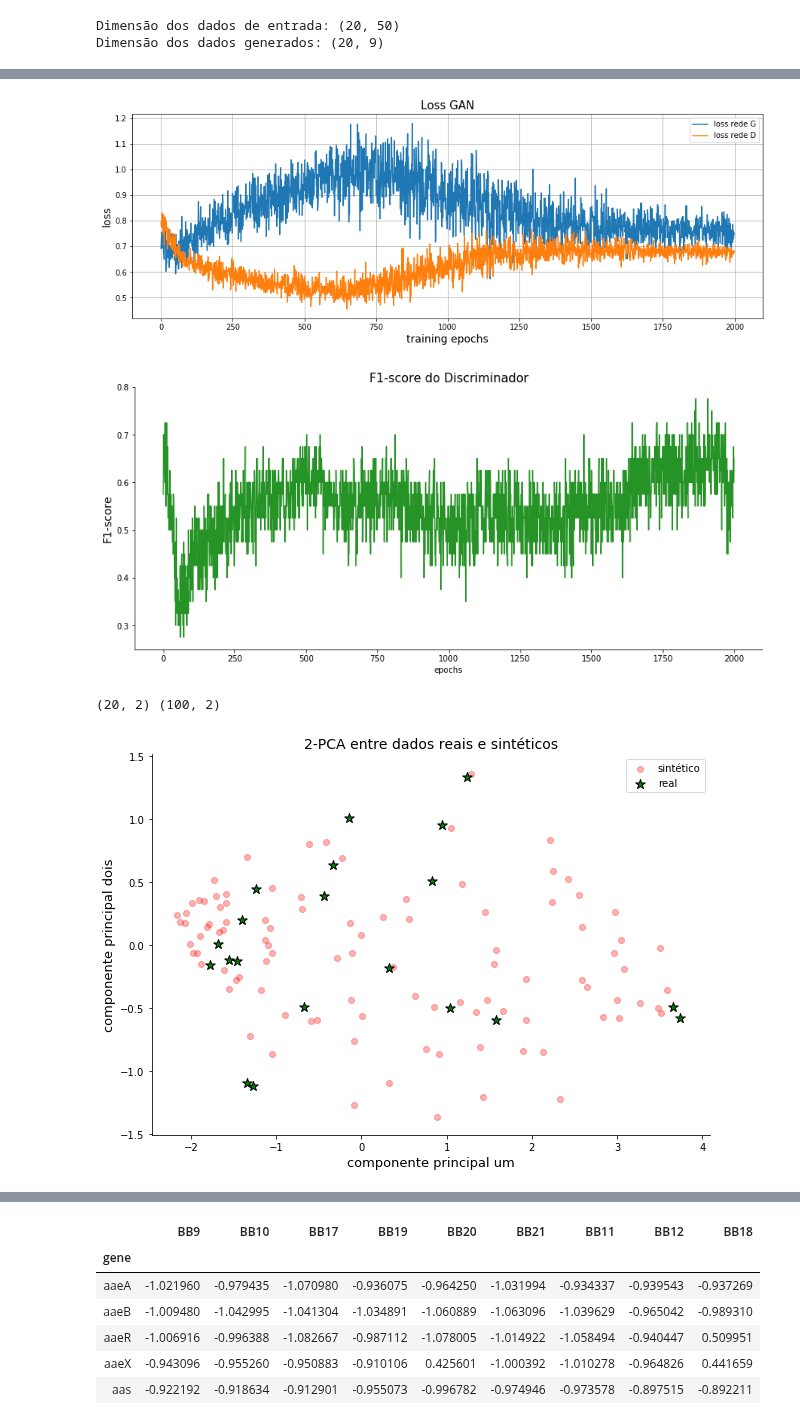
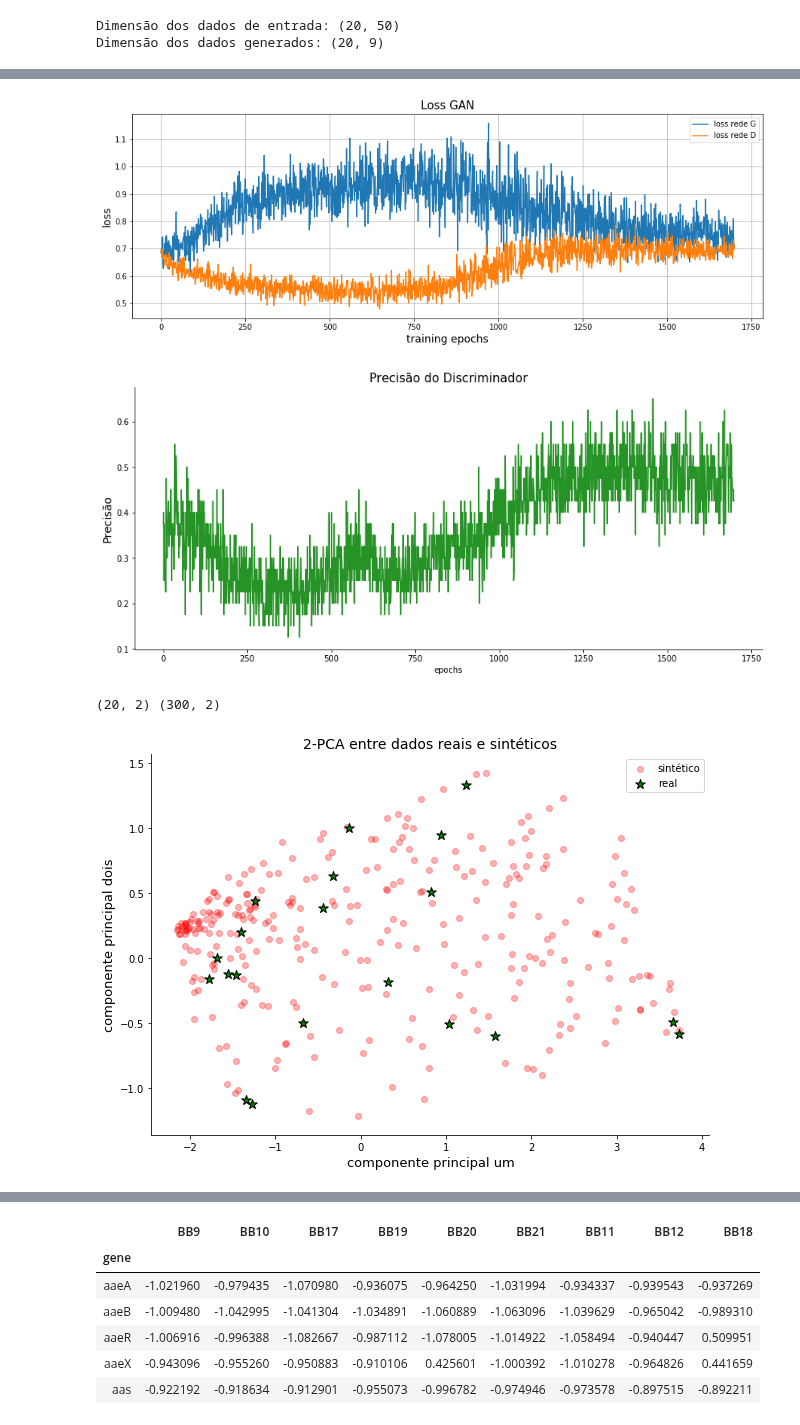
Before and after one commit to ejrueda/MasterUFPA, a Jupyter notebook: Proyectos/BioInformática/data train augmentation with GAN.ipynb, the cells around one changed output, grey strips where cells are left out. Saved outputs shown, nothing was run; the diff lists cells and outputs as text; code cells hidden in the pictures.

```diff
--- a/Proyectos/BioInformática/data train augmentation with GAN.ipynb
+++ b/Proyectos/BioInformática/data train augmentation with GAN.ipynb
@@ -245,7 +254,7 @@ def get_batches(X_train, batch_size):
 def train(X_train, epochs, batch_size, G, D, gan, noise_input):
     g_loss = []
     d_loss = []
-    fscore = []
+    precision = []
     for epoch in range(epochs):
         batches = get_batches(X_train, batch_size)
         count_b = 0
@@ -270,13 +279,12 @@ def train(X_train, epochs, batch_size, G, D, gan, noise_input):
             g_bacth_loss.append(gan.train_on_batch(noise, y_mislabled))
 
         #precision
-        X_real = X_train.loc[np.random.choice(X_train.index.values, size=20, replace=False)]
-        X_fake = G.predict(np.random.normal(0, 1, (20, noise_input)))
-        X_test = np.concatenate((X_real, X_fake))
-        y_test = np.concatenate((np.ones((20,1)), np.ones((20,1))))
-        y_predict = D.predict_classes(X_test)
+        X_sint = G.predict(np.random.normal(0, 1, (X_train.shape[0], noise_input)))
+        X_comb = np.concatenate((X_train, X_sint))
+        y_comb = np.concatenate((np.ones((X_train.shape[0],1)), np.zeros((X_sint.shape[0],1))))
+        y_predict = D.predict_classes(X_comb)
         #f1_lag = f1_score(y_test, y_predict)
-        fscore.append(np.mean((y_predict - y_test)**2))
+        precision.append(np.mean((y_comb - y_predict)**2))
         #fscore.append(f1_lag)
         t_f = time()
         t = t_f - t_i
@@ -289,18 +297,18 @@ def train(X_train, epochs, batch_size, G, D, gan, noise_input):
                    % (epoch+1, epochs, d_loss[-1], g_loss[-1], t))
         #if np.mean((D.predict(X_train) - np.ones((20,1)))**2) <= 0.15:
         #    break
-    return g_loss, d_loss, fscore
+    return g_loss, d_loss, precision
 # %%
 noise_input = 50
 #Gerador
-#optimizerG = SGD(lr=0.00011, momentum=0.92, decay=0.0001/2000)
-optimizerG = SGD(lr=0.00011, momentum=0.92)
+optimizerG = SGD(lr=0.00011, momentum=0.92, decay=0.0001/1700)
+#optimizerG = SGD(lr=0.00011, momentum=0.92)
 obj_G = Generator(noise_input, (X_train.shape[1],), optimizerG)
 print("Dimension del ruido de entrada: ",noise_input)
 G = obj_G.compileG()
 # Discriminador
-#optimizerD = SGD(lr=0.001, momentum=0.9, decay=0.001/2000)
-optimizerD = SGD(lr=0.001, momentum=0.9)
+optimizerD = SGD(lr=0.001, momentum=0.9, decay=0.001/1700)
+#optimizerD = SGD(lr=0.001, momentum=0.9)
 objD = Discriminator((X_train.shape[1],), optimizerD)
 D = objD.compileD()
 
@@ -322,7 +330,7 @@ Trainable params: 11,559
 Non-trainable params: 1,409
 _________________________________________________________________
 # %%
-ep = 2000
-g_loss, d_loss, fscore = train(X_train, epochs=ep, batch_size=X_train.shape[0], G=G, D=D, gan=gan,
+ep = 1700
+g_loss, d_loss, precision = train(X_train, epochs=ep, batch_size=X_train.shape[0], G=G, D=D, gan=gan,
                        noise_input=noise_input)
 # %% [output]
@@ -353,24 +361,24 @@ plt.ylabel("loss", fontsize=14)
 plt.grid()
 plt.legend();
 # %% [output]
-[figure, old version]
+[figure, new version]
 # %%
 fig = plt.figure(figsize=(14,6))
 ax1 = fig.add_subplot()
 ax1.spines["right"].set_visible(False)
 ax1.spines["top"].set_visible(False)
-plt.title("F1-score do Discriminador", fontsize=15)
+plt.title("Precisão do Discriminador", fontsize=15)
 plt.xlabel("epochs")
-plt.ylabel("F1-score", fontsize=14)
-plt.plot(range(len(fscore)), fscore, color="green", alpha=.85);
+plt.ylabel("Precisão", fontsize=14)
+plt.plot(range(len(precision)), precision, color="green", alpha=.85);
 # %% [output]
-[figure, old version]
+[figure, new version]
 # %%
 fig2 = plt.figure(figsize=(10,7))
 ax2 = fig2.add_subplot()
 ax2.spines["top"].set_visible(False)
 ax2.spines["right"].set_visible(False)
-x_noise = G.predict(np.random.normal(loc=0, scale=1, size=(100, noise_input)))
+x_noise = G.predict(np.random.normal(loc=0, scale=1, size=(300, noise_input)))
 X_sint_pca = pca_real.transform(x_noise)
 print(X_train_pca.shape, X_sint_pca.shape)
 plt.title("2-PCA entre dados reais e sintéticos", fontsize=14)
@@ -381,8 +389,8 @@ plt.scatter(X_train_pca[:,0], X_train_pca[:,1], color="green", label="real", alp
             marker="*", edgecolors="black", s=100)
 plt.legend();
 # %% [output]
-(20, 2) (100, 2)
+(20, 2) (300, 2)
-[figure, old version]
+[figure, new version]
 # %%
 score = []
 for i in range(5000):
```
Also changed, not shown: parts of 18 cells of this notebook, 2 other files.
